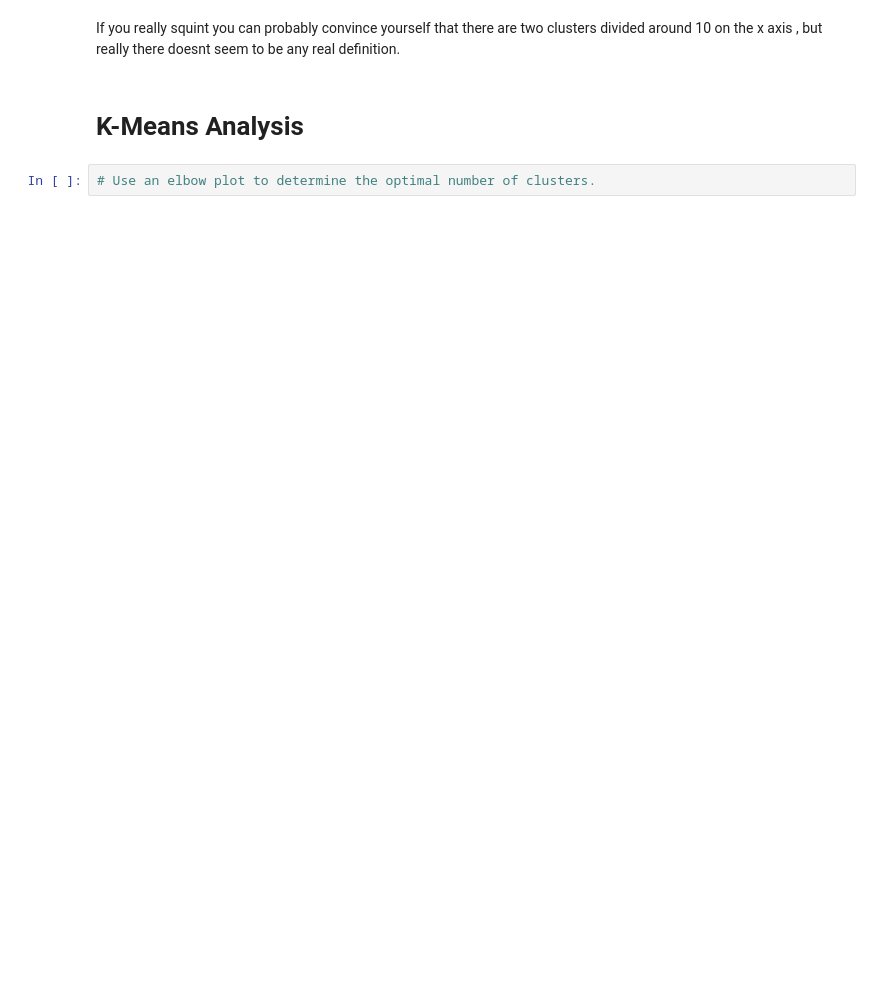
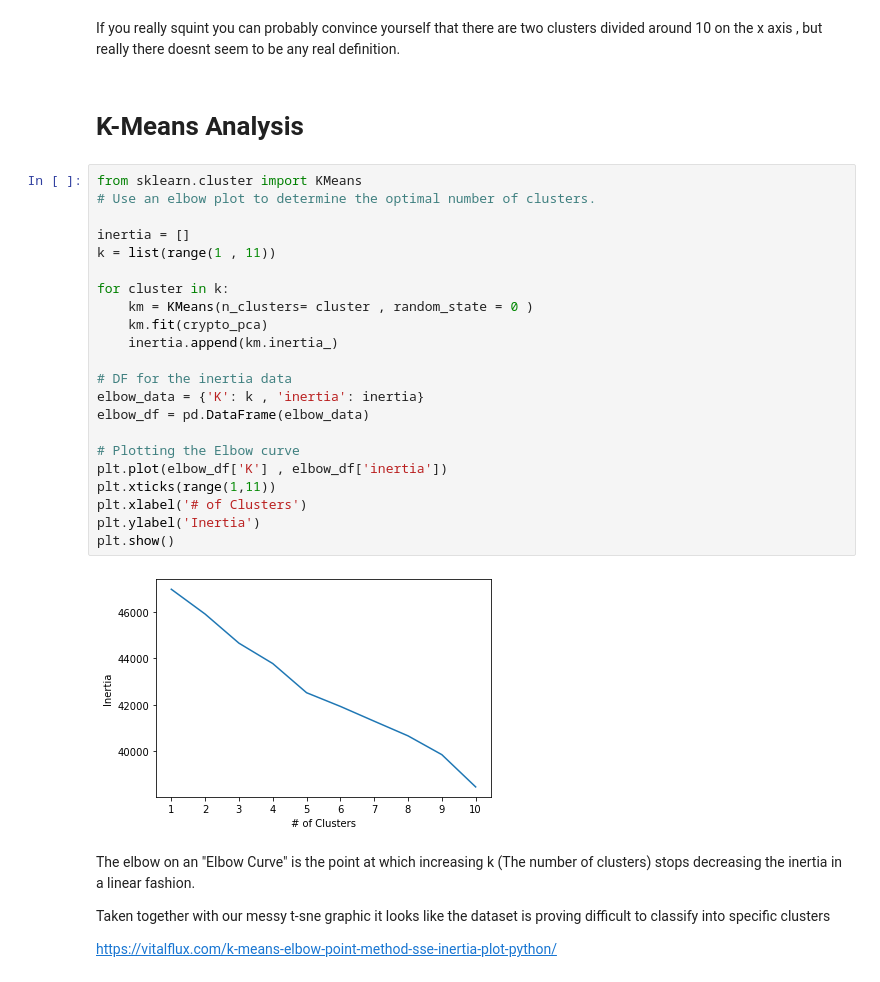
Before and after one commit to awesomepack/Crypto-Offerings, a Jupyter notebook: crypto.ipynb, the cells around one changed output. Saved outputs shown, nothing was run; the diff lists cells and outputs as text; blank space fills up the shorter version.

Commit message:
Looked for optimal k value using elbow heuristic , results disappointing

```diff
--- a/crypto.ipynb
+++ b/crypto.ipynb
@@ -197,5 +197,33 @@ plt.show()
 If you really squint you can probably convince yourself that there are two clusters divided around 10 on the x axis , but really there doesnt seem to be any real definition.
 # %% [markdown]
 # K-Means Analysis
-# %%
-# Use an elbow plot to determine the optimal number of clusters.
+# %%
+from sklearn.cluster import KMeans
+# Use an elbow plot to determine the optimal number of clusters.
+
+inertia = []
+k = list(range(1 , 11))
+
+for cluster in k:
+    km = KMeans(n_clusters= cluster , random_state = 0 )
+    km.fit(crypto_pca)
+    inertia.append(km.inertia_)
+
+# DF for the inertia data
+elbow_data = {'K': k , 'inertia': inertia}
+elbow_df = pd.DataFrame(elbow_data)
+
+# Plotting the Elbow curve
+plt.plot(elbow_df['K'] , elbow_df['inertia'])
+plt.xticks(range(1,11))
+plt.xlabel('# of Clusters')
+plt.ylabel('Inertia')
+plt.show()
+# %% [output]
+[figure, added]
+# %% [markdown]
+The elbow on an "Elbow Curve" is the point at which increasing k (The number of clusters) stops decreasing the inertia in a linear fashion.
+
+Taken together with our messy t-sne graphic it looks like the dataset is proving difficult to classify into specific clusters
+
+https://vitalflux.com/k-means-elbow-point-method-sse-inertia-plot-python/
```
Also changed, not shown: parts of 1 cell of this notebook.
